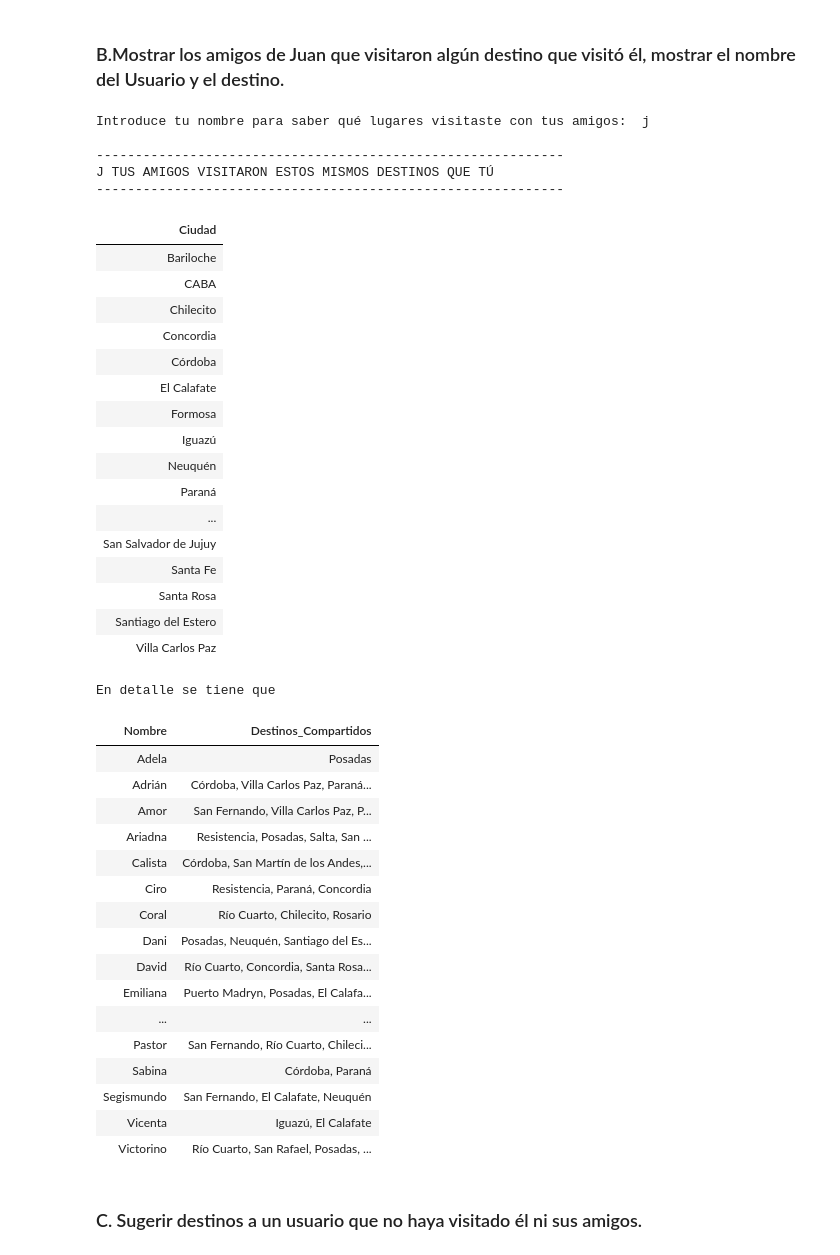
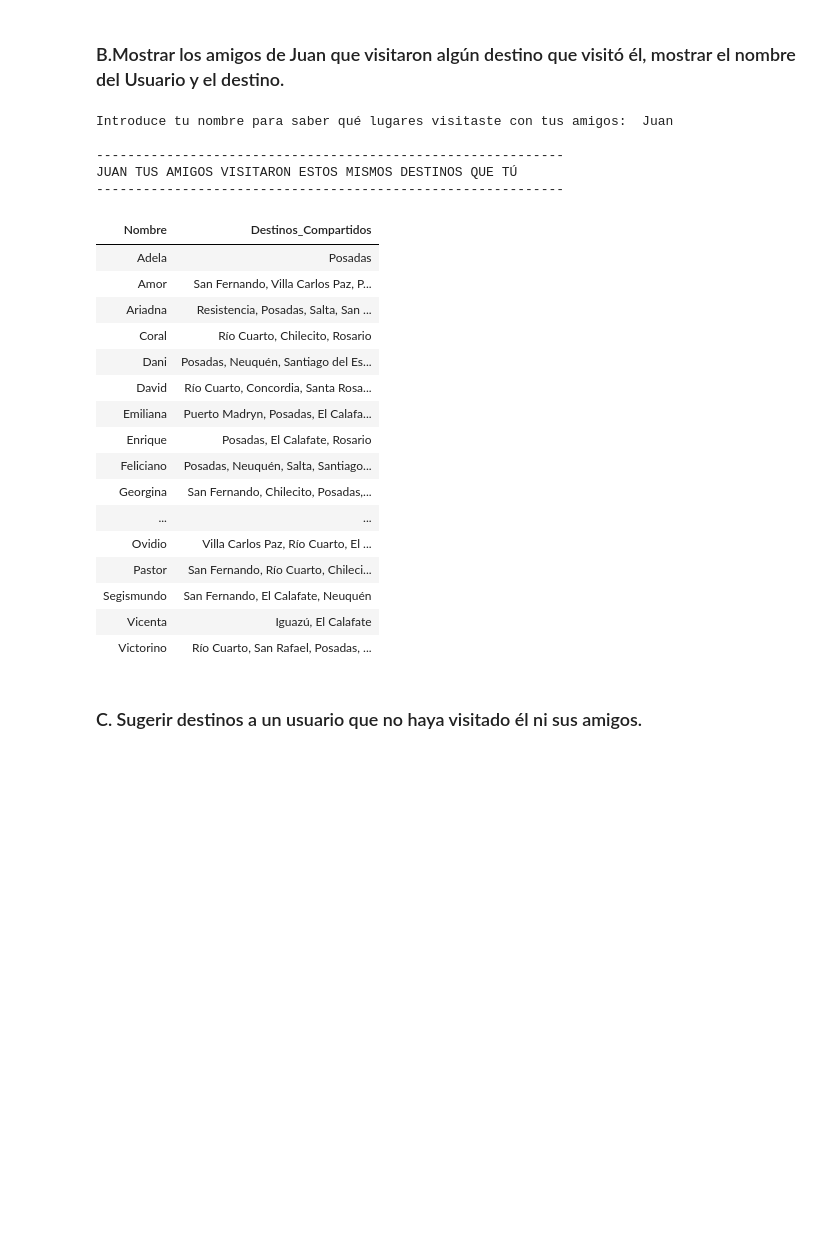
Before and after one commit to dariomicheli/BaseDatos, a Jupyter notebook: notebooks/Consultas.ipynb, the cells around one changed output. Cells and saved outputs as stored; diff of their text form; code cells hidden in the pictures; blank space fills up the shorter version.

```diff
--- a/notebooks/Consultas.ipynb
+++ b/notebooks/Consultas.ipynb
@@ -91,86 +94,52 @@ MATCH (u)-[:VISITO]->(d:Destino)<-[:VISITO]-(amigo)
 RETURN
     amigo.nombre AS Nombre,
     collect(DISTINCT d.ciudad) AS Destinos_Compartidos
 ORDER BY Nombre
 """
 
 #Encabezado
 print("\n" + "-"*60)
 print(f"{nombre_usuario.upper()} TUS AMIGOS VISITARON ESTOS MISMOS DESTINOS QUE TÚ")
 print("-"*60 + "\n")
 
 # Ejecutamos la consulta usando la función consulta() que devuelve un DataFrame
 usuarios = neo4j.consulta(db_neo4j, query, parametros={"nombre": nombre_usuario})
 
 # Convertimos listas a texto legible
 usuarios["Destinos_Compartidos"] = usuarios["Destinos_Compartidos"].apply(
     lambda lista: ", ".join(lista) if isinstance(lista, list) else lista
 )
 
 
 
-# Muestro solo cidades
-
-# Extraer ciudades únicas
-ciudades_unicas = set()
-usuarios['Destinos_Compartidos'].str.split(', ').apply(ciudades_unicas.update)
-
-# Convertir a lista y ordenar
-ciudades_unicas = sorted(list(ciudades_unicas))
-
-# Convertir a DataFrame para poder usar display y style
-df_ciudades = pd.DataFrame(ciudades_unicas, columns=["Ciudad"])
-display(df_ciudades.style.hide(axis="index"))
-
-
-print("En detalle se tiene que ")
-
 # Mostramos el resultado
 if usuarios.empty:
     print("No se encontraron amigos que hayan visitado los mismos destinos.")
 else:
     display(usuarios.style.hide(axis="index"))
 # %% [output]
-Introduce tu nombre para saber qué lugares visitaste con tus amigos:  j
+Introduce tu nombre para saber qué lugares visitaste con tus amigos:  Juan
 
 ------------------------------------------------------------
-J TUS AMIGOS VISITARON ESTOS MISMOS DESTINOS QUE TÚ
+JUAN TUS AMIGOS VISITARON ESTOS MISMOS DESTINOS QUE TÚ
 ------------------------------------------------------------
-| Ciudad |
-| Bariloche |
-| CABA |
-| Chilecito |
-| Concordia |
-| Córdoba |
-| El Calafate |
-| Formosa |
-| Iguazú |
-| Neuquén |
-| Paraná |
-| ... |
-| San Salvador de Jujuy |
-| Santa Fe |
-| Santa Rosa |
-| Santiago del Estero |
-| Villa Carlos Paz |
+| Nombre | Destinos_Compartidos |
+| Adela | Posadas |
+| Amor | San Fernando, Villa Carlos Paz, P... |
+| Ariadna | Resistencia, Posadas, Salta, San ... |
+| Coral | Río Cuarto, Chilecito, Rosario |
+| Dani | Posadas, Neuquén, Santiago del Es... |
+| David | Río Cuarto, Concordia, Santa Rosa... |
+| Emiliana | Puerto Madryn, Posadas, El Calafa... |
+| Enrique | Posadas, El Calafate, Rosario |
+| Feliciano | Posadas, Neuquén, Salta, Santiago... |
+| Georgina | San Fernando, Chilecito, Posadas,... |
+| ... | ... |
+| Ovidio | Villa Carlos Paz, Río Cuarto, El ... |
+| Pastor | San Fernando, Río Cuarto, Chileci... |
+| Segismundo | San Fernando, El Calafate, Neuquén |
+| Vicenta | Iguazú, El Calafate |
+| Victorino | Río Cuarto, San Rafael, Posadas, ... |
-En detalle se tiene que
-| Nombre | Destinos_Compartidos |
-| Adela | Posadas |
-| Adrián | Córdoba, Villa Carlos Paz, Paraná... |
-| Amor | San Fernando, Villa Carlos Paz, P... |
-| Ariadna | Resistencia, Posadas, Salta, San ... |
-| Calista | Córdoba, San Martín de los Andes,... |
-| Ciro | Resistencia, Paraná, Concordia |
-| Coral | Río Cuarto, Chilecito, Rosario |
-| Dani | Posadas, Neuquén, Santiago del Es... |
-| David | Río Cuarto, Concordia, Santa Rosa... |
-| Emiliana | Puerto Madryn, Posadas, El Calafa... |
-| ... | ... |
-| Pastor | San Fernando, Río Cuarto, Chileci... |
-| Sabina | Córdoba, Paraná |
-| Segismundo | San Fernando, El Calafate, Neuquén |
-| Vicenta | Iguazú, El Calafate |
-| Victorino | Río Cuarto, San Rafael, Posadas, ... |
 # %% [markdown]
 ### C. Sugerir destinos a un usuario que no haya visitado él ni sus amigos.
 # %%
```
Also changed, not shown: parts of 12 cells of this notebook, 1 other file.
